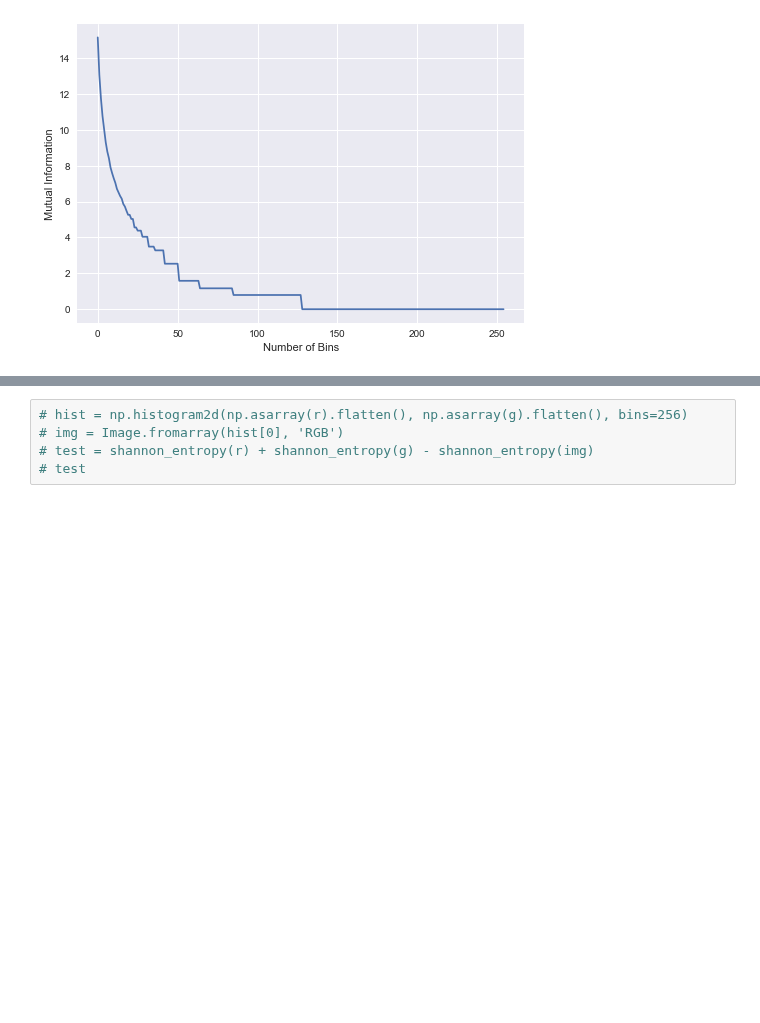
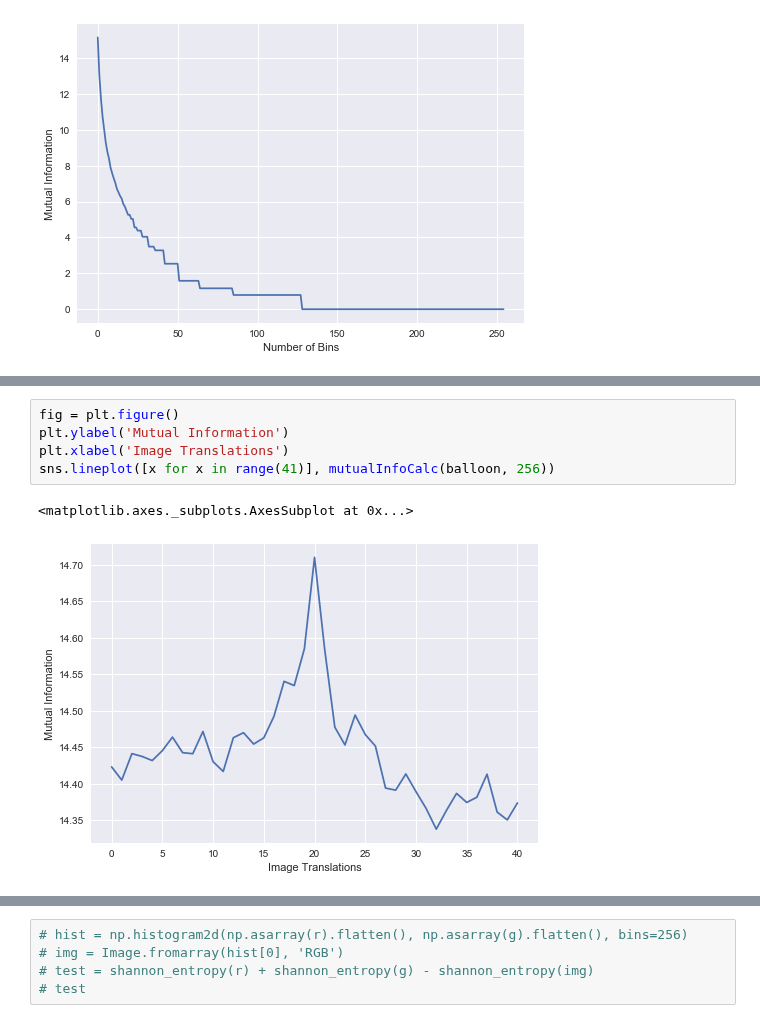
Before and after one commit to otmanesabir/ImgProc, a Jupyter notebook: Mutual Information/src/explore.ipynb, the cells around one changed output, grey strips where cells are left out. Drawn from its saved outputs; the diff is of its cells as text; blank space fills up the shorter version.

```diff
--- a/Mutual Information/src/explore.ipynb
+++ b/Mutual Information/src/explore.ipynb
@@ -129,0 +151,8 @@ sns.lineplot([x for x in range(255)], binSizeChange(puffin))
+# %%
+fig = plt.figure()
+plt.ylabel('Mutual Information')
+plt.xlabel('Image Translations')
+sns.lineplot([x for x in range(41)], mutualInfoCalc(balloon, 256))
+# %% [output]
+<matplotlib.axes._subplots.AxesSubplot at 0x...>
+[figure, added]
```
Also changed, not shown: parts of 6 cells of this notebook, 1 other file.
